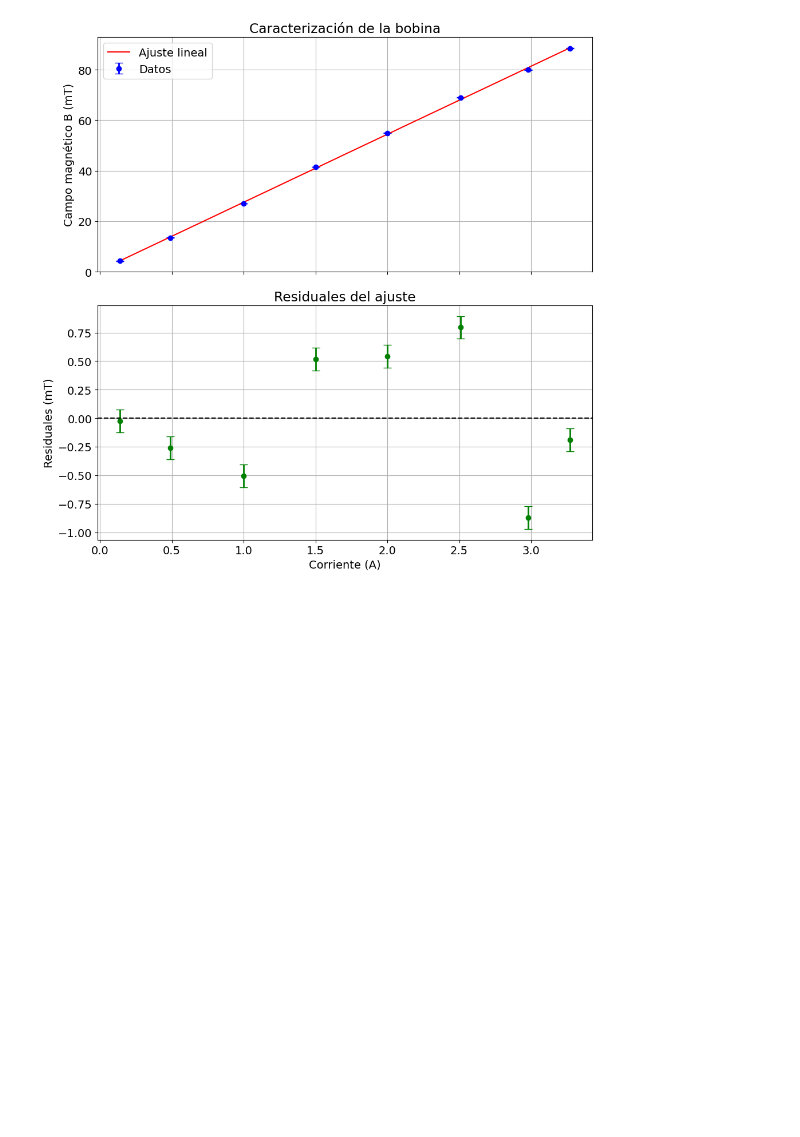
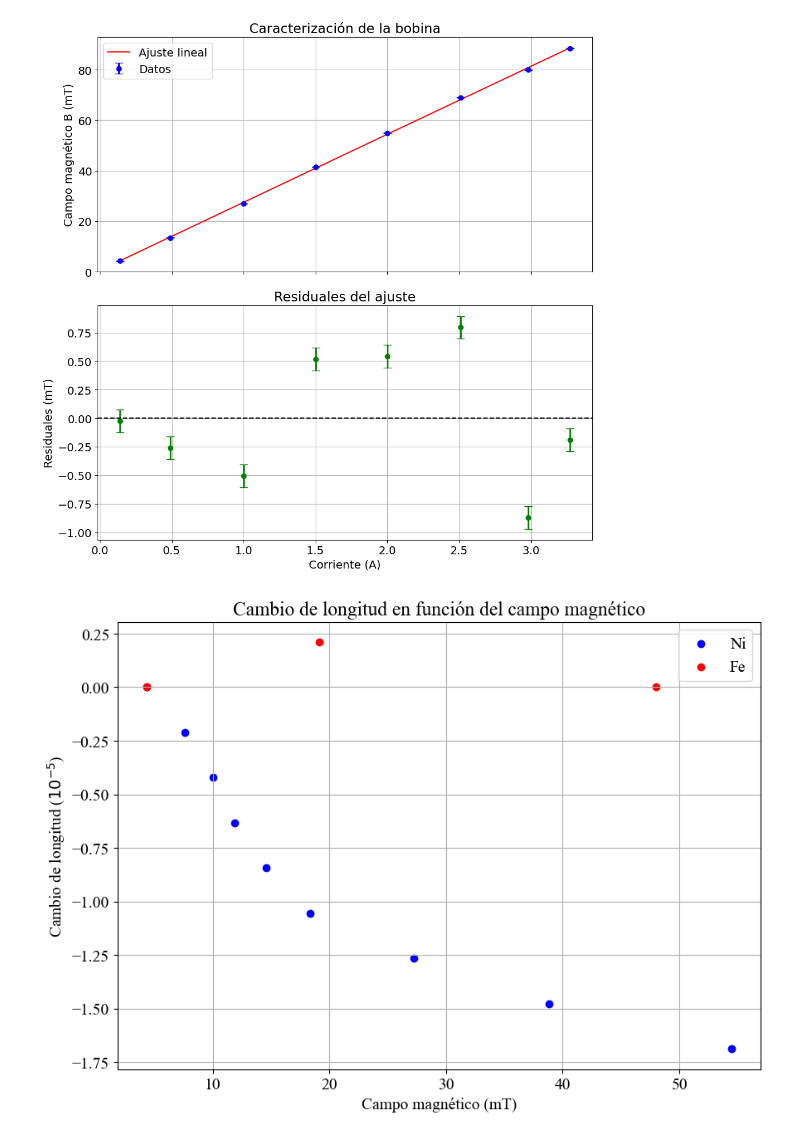
Before and after one commit to samuhdz/Laboratorio-Intermedio, a Jupyter notebook: Magnetostricción/Gráficas.ipynb, the cells around one changed output. Drawn from its saved outputs; the diff is of its cells as text; code cells hidden in the pictures; blank space fills up the shorter version.

```diff
--- a/Magnetostricción/Gráficas.ipynb
+++ b/Magnetostricción/Gráficas.ipynb
@@ -56,3 +56,29 @@ plt.show()
 m: 26.9528 ± 0.0329 mT/A
 b: 0.5532 ± 0.0671 mT
 [figure]
+# %%
+import pandas as pd
+l = 15 * 10000000 #nm
+λ = 633 #nm
+cambio = lambda n : abs(0.5 * n * λ / l)
+B = lambda I : m * I + b
+data_Ni = pd.read_excel("Datos.xlsx",sheet_name="Hoja2")
+data_Fe = pd.read_excel("Datos.xlsx",sheet_name="Hoja3")
+data_Ni = data_Ni.to_numpy().T
+data_Fe = data_Fe.to_numpy().T
+data_Ni[0] = B(data_Ni[0])
+data_Fe[0] = B(data_Fe[0])
+data_Ni[1] = cambio(data_Ni[1])*(-1)*1e5
+data_Fe[1] = cambio(data_Fe[1])*1e5
+
+plt.rc('font', family='Times New Roman')
+plt.figure(figsize = (10, 7))
+plt.scatter(data_Ni[0],data_Ni[1],label="Ni",color="blue")
+plt.scatter(data_Fe[0],data_Fe[1],label="Fe",color="red")
+plt.xlabel("Campo magnético (mT)")
+plt.ylabel("Cambio de longitud ($10^{-5}$)")
+plt.title("Cambio de longitud en función del campo magnético")
+plt.legend()
+plt.grid()
+# %% [output]
+[figure, added]
```
Also changed, not shown: 1 other file.
